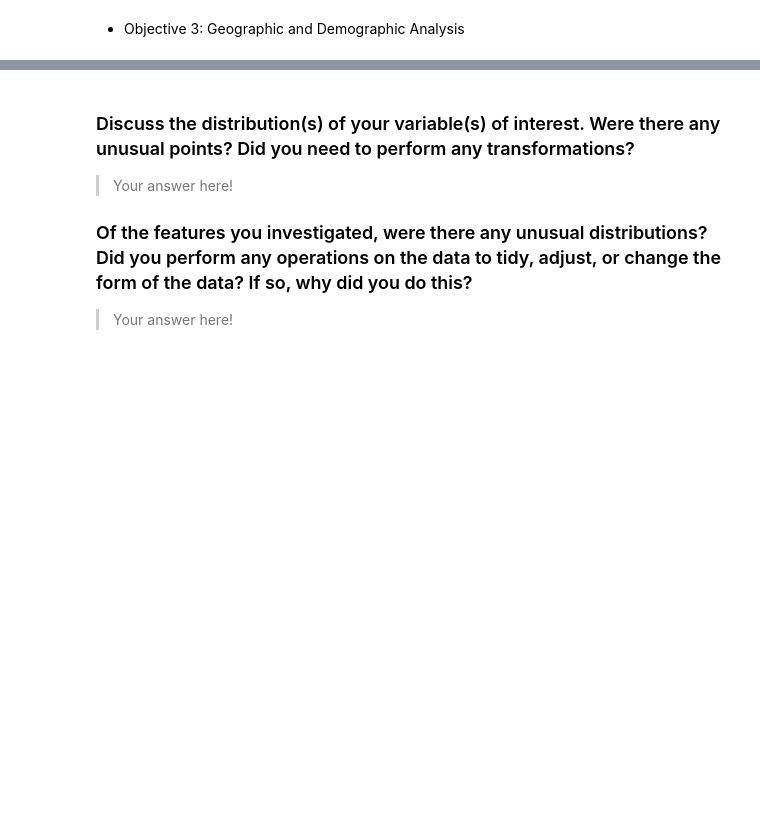
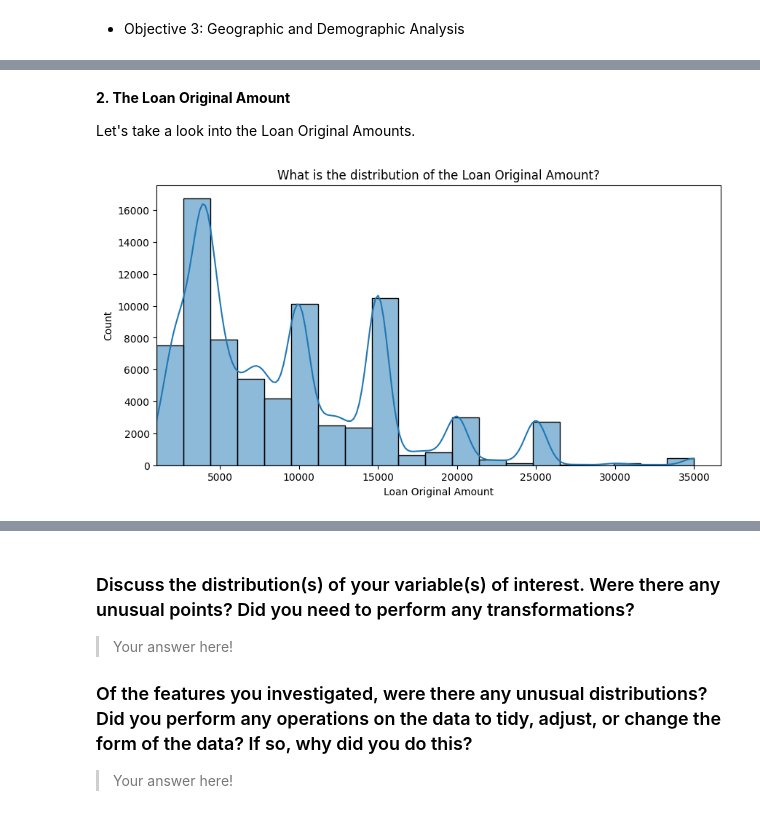
Before and after one commit to sondosaabed/Prosper-Loan-Analysis, a Jupyter notebook: Part_I_exploration.ipynb, the cells around one changed output, grey strips where cells are left out. Drawn from its saved outputs; the diff is of its cells as text; code cells hidden in the pictures; blank space fills up the shorter version.

```diff
--- a/Part_I_exploration.ipynb
+++ b/Part_I_exploration.ipynb
@@ -418,0 +483,13 @@ geo_demo_df = df[geo_demo_columns]
+# %% [markdown]
+**2. The Loan Original Amount**
+
+Let's take a look into the Loan Original Amounts.
+# %%
+plt.figure(figsize=(10, 5))
+sns.histplot(data= credit_borrower_df,  x = 'LoanOriginalAmount', bins=20, kde= True)
+plt.title('What is the distribution of the Loan Original Amount?')
+plt.ylabel('Count')
+plt.xlim(1000)
+plt.xlabel('Loan Original Amount');
+# %% [output]
+[figure, added]
```
Also changed, not shown: parts of 27 cells of this notebook.
